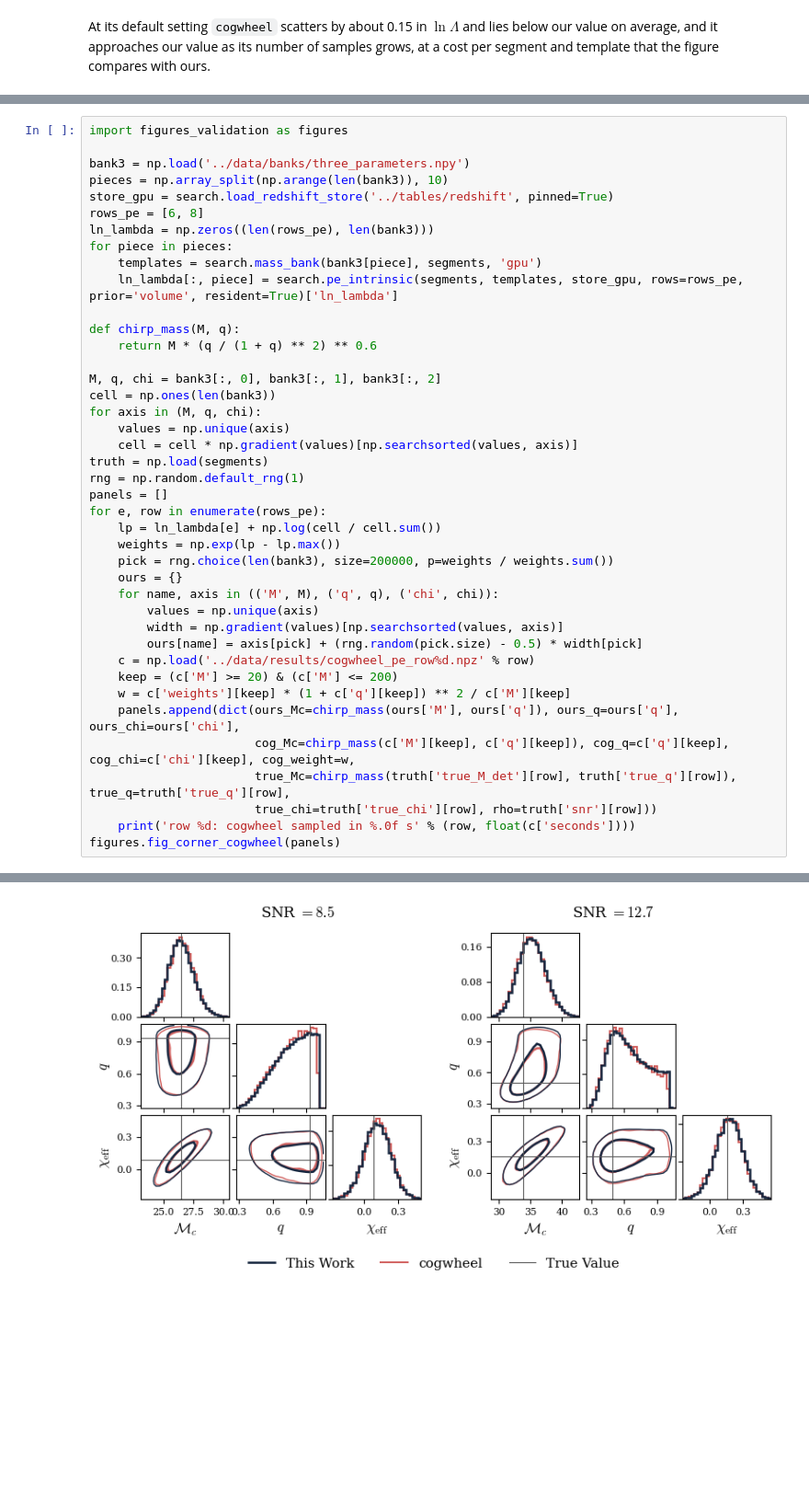
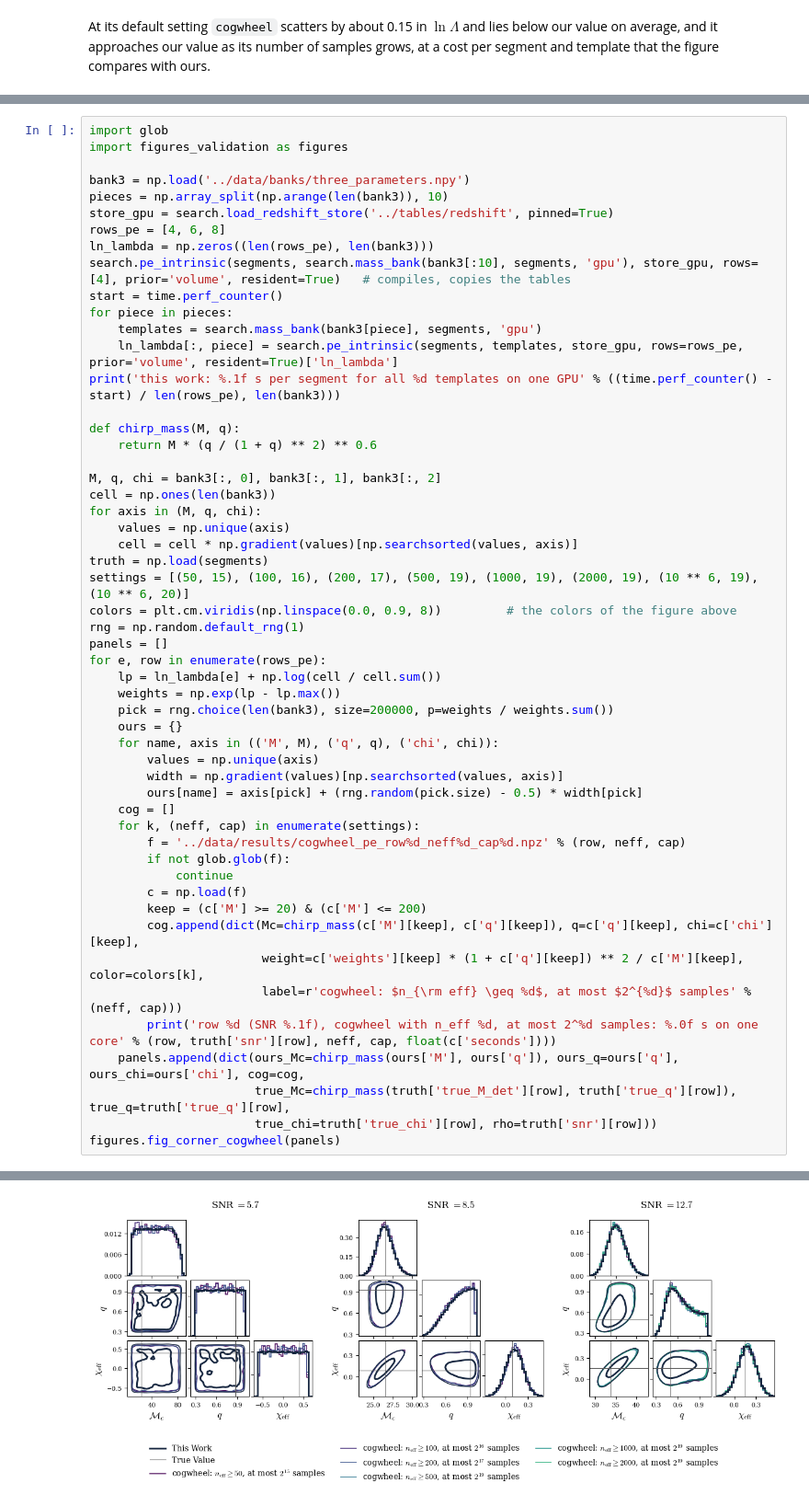
Before and after one commit to dmatter1391/exmarg, a Jupyter notebook: notebooks/06_cogwheel.ipynb, the cells around one changed output, grey strips where cells are left out. Shown at 92% size. Saved outputs shown, nothing was run; the diff lists cells and outputs as text; blank space fills up the shorter version.

```diff
--- a/notebooks/06_cogwheel.ipynb
+++ b/notebooks/06_cogwheel.ipynb
@@ -109,14 +113,18 @@ prior of our grid, uniform in total mass, mass ratio and spin, and only its samp
 # %%
+import glob
 import figures_validation as figures
 
 bank3 = np.load('../data/banks/three_parameters.npy')
 pieces = np.array_split(np.arange(len(bank3)), 10)
 store_gpu = search.load_redshift_store('../tables/redshift', pinned=True)
-rows_pe = [6, 8]
+rows_pe = [4, 6, 8]
 ln_lambda = np.zeros((len(rows_pe), len(bank3)))
+search.pe_intrinsic(segments, search.mass_bank(bank3[:10], segments, 'gpu'), store_gpu, rows=[4], prior='volume', resident=True)   # compiles, copies the tables
+start = time.perf_counter()
 for piece in pieces:
     templates = search.mass_bank(bank3[piece], segments, 'gpu')
     ln_lambda[:, piece] = search.pe_intrinsic(segments, templates, store_gpu, rows=rows_pe, prior='volume', resident=True)['ln_lambda']
+print('this work: %.1f s per segment for all %d templates on one GPU' % ((time.perf_counter() - start) / len(rows_pe), len(bank3)))
 
 def chirp_mass(M, q):
     return M * (q / (1 + q) ** 2) ** 0.6
@@ -127,6 +135,8 @@ for axis in (M, q, chi):
     values = np.unique(axis)
     cell = cell * np.gradient(values)[np.searchsorted(values, axis)]
 truth = np.load(segments)
+settings = [(50, 15), (100, 16), (200, 17), (500, 19), (1000, 19), (2000, 19), (10 ** 6, 19), (10 ** 6, 20)]
+colors = plt.cm.viridis(np.linspace(0.0, 0.9, 8))         # the colors of the figure above
 rng = np.random.default_rng(1)
 panels = []
 for e, row in enumerate(rows_pe):
@@ -138,13 +148,19 @@ for e, row in enumerate(rows_pe):
         values = np.unique(axis)
         width = np.gradient(values)[np.searchsorted(values, axis)]
         ours[name] = axis[pick] + (rng.random(pick.size) - 0.5) * width[pick]
-    c = np.load('../data/results/cogwheel_pe_row%d.npz' % row)
-    keep = (c['M'] >= 20) & (c['M'] <= 200)
-    w = c['weights'][keep] * (1 + c['q'][keep]) ** 2 / c['M'][keep]
-    panels.append(dict(ours_Mc=chirp_mass(ours['M'], ours['q']), ours_q=ours['q'], ours_chi=ours['chi'],
-                       cog_Mc=chirp_mass(c['M'][keep], c['q'][keep]), cog_q=c['q'][keep], cog_chi=c['chi'][keep], cog_weight=w,
+    cog = []
+    for k, (neff, cap) in enumerate(settings):
+        f = '../data/results/cogwheel_pe_row%d_neff%d_cap%d.npz' % (row, neff, cap)
+        if not glob.glob(f):
+            continue
+        c = np.load(f)
+        keep = (c['M'] >= 20) & (c['M'] <= 200)
+        cog.append(dict(Mc=chirp_mass(c['M'][keep], c['q'][keep]), q=c['q'][keep], chi=c['chi'][keep],
+                        weight=c['weights'][keep] * (1 + c['q'][keep]) ** 2 / c['M'][keep], color=colors[k],
+                        label=r'cogwheel: $n_{\rm eff} \geq %d$, at most $2^{%d}$ samples' % (neff, cap)))
+        print('row %d (SNR %.1f), cogwheel with n_eff %d, at most 2^%d samples: %.0f s on one core' % (row, truth['snr'][row], neff, cap, float(c['seconds'])))
+    panels.append(dict(ours_Mc=chirp_mass(ours['M'], ours['q']), ours_q=ours['q'], ours_chi=ours['chi'], cog=cog,
                        true_Mc=chirp_mass(truth['true_M_det'][row], truth['true_q'][row]), true_q=truth['true_q'][row],
                        true_chi=truth['true_chi'][row], rho=truth['snr'][row]))
-    print('row %d: cogwheel sampled in %.0f s' % (row, float(c['seconds'])))
 figures.fig_corner_cogwheel(panels)
 # %% [output]
@@ -153 +180 @@ row 8: cogwheel sampled in 227 s
-[figure, old version]
+[figure, new version]
```
Also changed, not shown: parts of 4 cells of this notebook, 16 other files.
